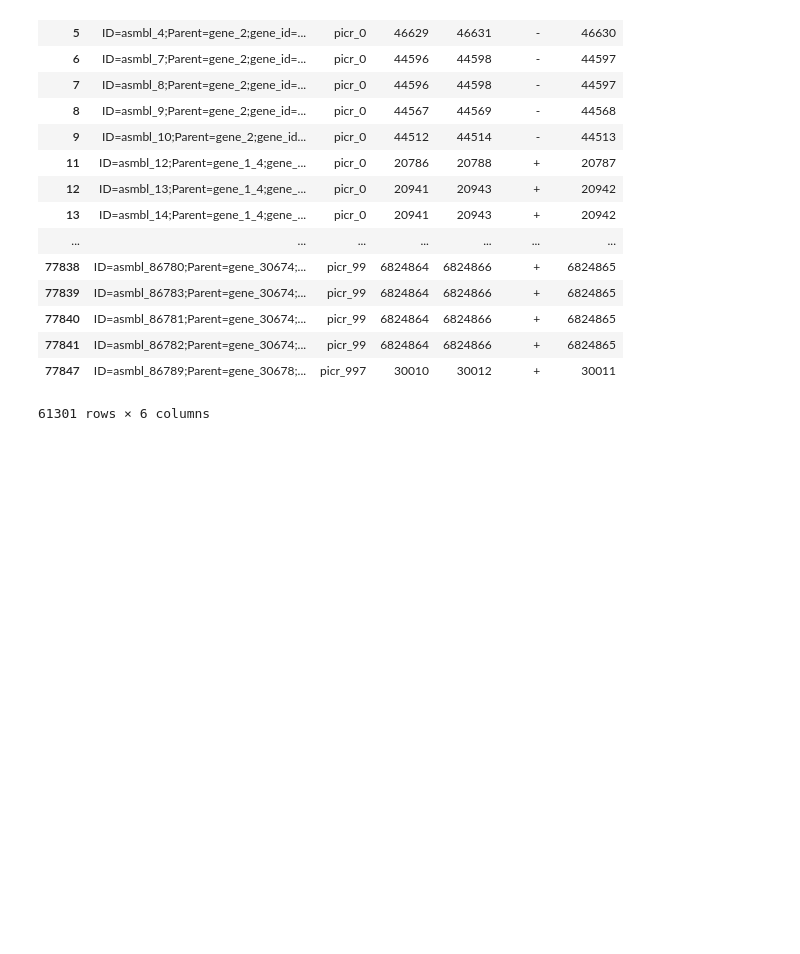
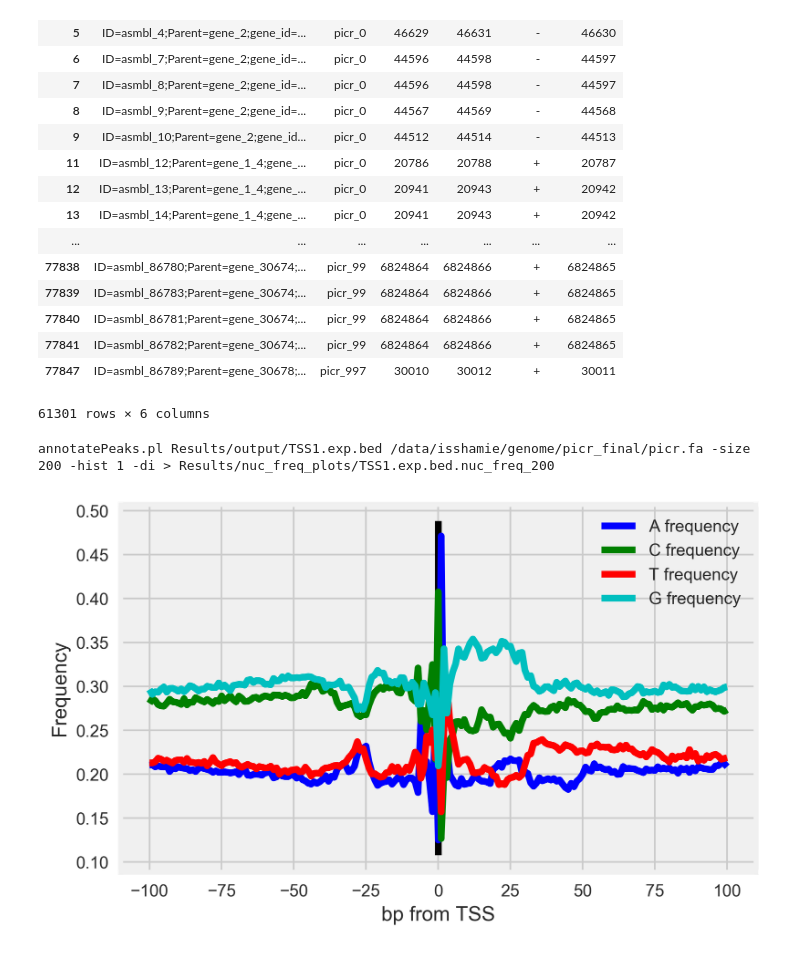
Before and after one commit to isshamie/CH_TSS, a Jupyter notebook: 10_15_Results/Nucleotide Frequency.ipynb, the cells around one changed output. Cells and saved outputs as stored; diff of their text form; code cells hidden in the pictures; blank space fills up the shorter version.

Commit message:
Figures notebooks being created. In middle of SuppFigure4

```diff
--- a/10_15_Results/Nucleotide Frequency.ipynb
+++ b/10_15_Results/Nucleotide Frequency.ipynb
@@ -127,3 +127,12 @@ peakFileToPeakFile(
 | 77841 | ID=asmbl_86782;Parent=gene_30674;... | picr_99 | 6824864 | 6824866 | + | 6824865 |
 | 77847 | ID=asmbl_86789;Parent=gene_30678;... | picr_997 | 30010 | 30012 | + | 30011 |
 61301 rows × 6 columns
+# %%
+homer_nucleotide(
+    'Results/output/TSS1.exp.bed',
+    'Results/nuc_freq_plots/TSS1.exp.bed.nuc_freq_200',
+    ref_fa,
+    size=200)
+# %% [output]
+annotatePeaks.pl Results/output/TSS1.exp.bed /data/isshamie/genome/picr_final/picr.fa -size 200 -hist 1 -di > Results/nuc_freq_plots/TSS1.exp.bed.nuc_freq_200
+[figure, added]
```
Also changed, not shown: parts of 1 cell of this notebook, 17 other files.
